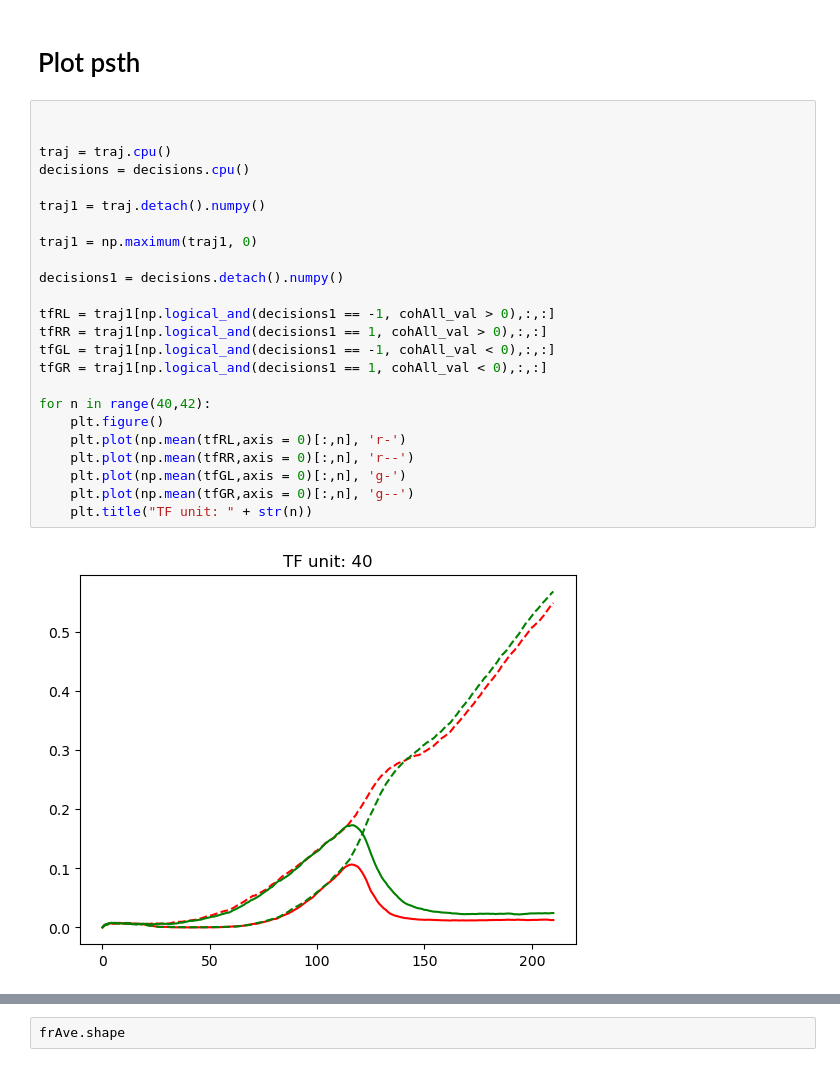
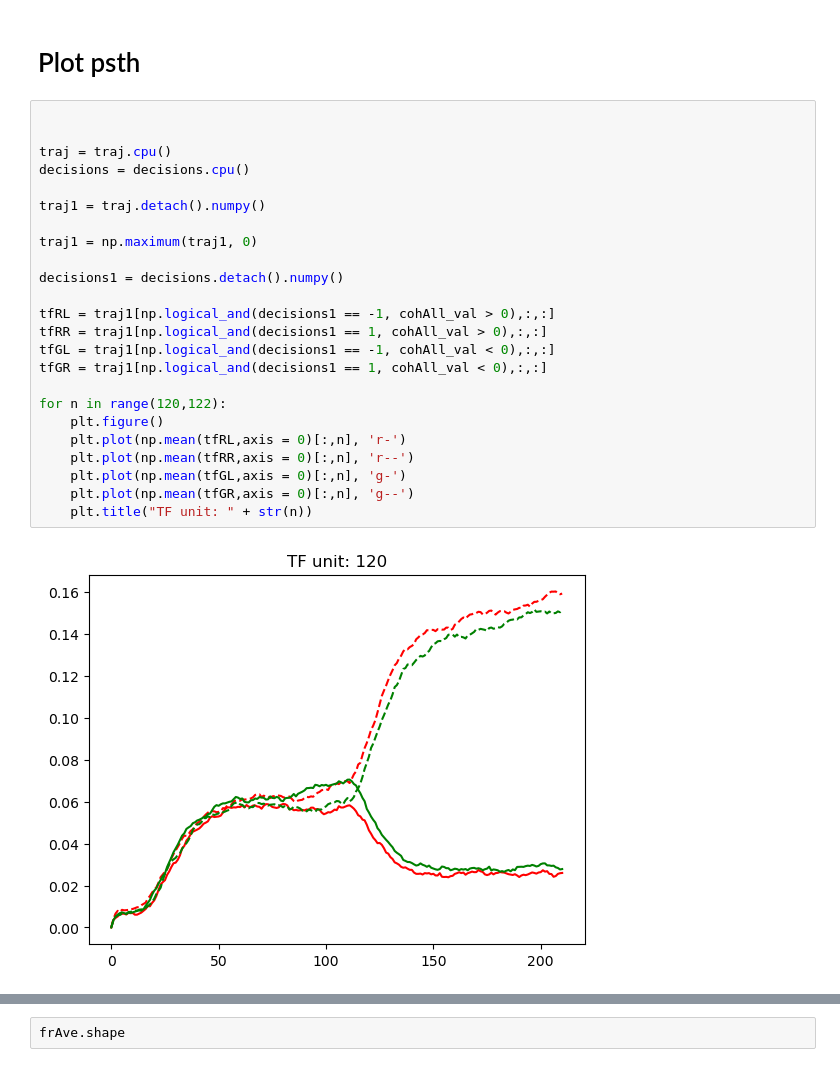
Before and after one commit to tianw6/lowrank_inference, a Jupyter notebook: notebooks/lowRankAnalysis.ipynb, the cells around one changed output, grey strips where cells are left out. Drawn from its saved outputs; the diff is of its cells as text.

```diff
--- a/notebooks/lowRankAnalysis.ipynb
+++ b/notebooks/lowRankAnalysis.ipynb
@@ -35,26 +35,26 @@ loss=0.403, acc=0.999
 # %%
 
 
 traj = traj.cpu()
 decisions = decisions.cpu()
 
 traj1 = traj.detach().numpy()
 
 traj1 = np.maximum(traj1, 0)
 
 decisions1 = decisions.detach().numpy()
 
 tfRL = traj1[np.logical_and(decisions1 == -1, cohAll_val > 0),:,:]
 tfRR = traj1[np.logical_and(decisions1 == 1, cohAll_val > 0),:,:]
 tfGL = traj1[np.logical_and(decisions1 == -1, cohAll_val < 0),:,:]
 tfGR = traj1[np.logical_and(decisions1 == 1, cohAll_val < 0),:,:]
 
-for n in range(40,42):
+for n in range(120,122):
     plt.figure()
     plt.plot(np.mean(tfRL,axis = 0)[:,n], 'r-')
     plt.plot(np.mean(tfRR,axis = 0)[:,n], 'r--')
     plt.plot(np.mean(tfGL,axis = 0)[:,n], 'g-')
     plt.plot(np.mean(tfGR,axis = 0)[:,n], 'g--')
     plt.title("TF unit: " + str(n))
 # %% [output]
-[figure, old version]
+[figure, new version]
```
Also changed, not shown: parts of 10 cells of this notebook.
